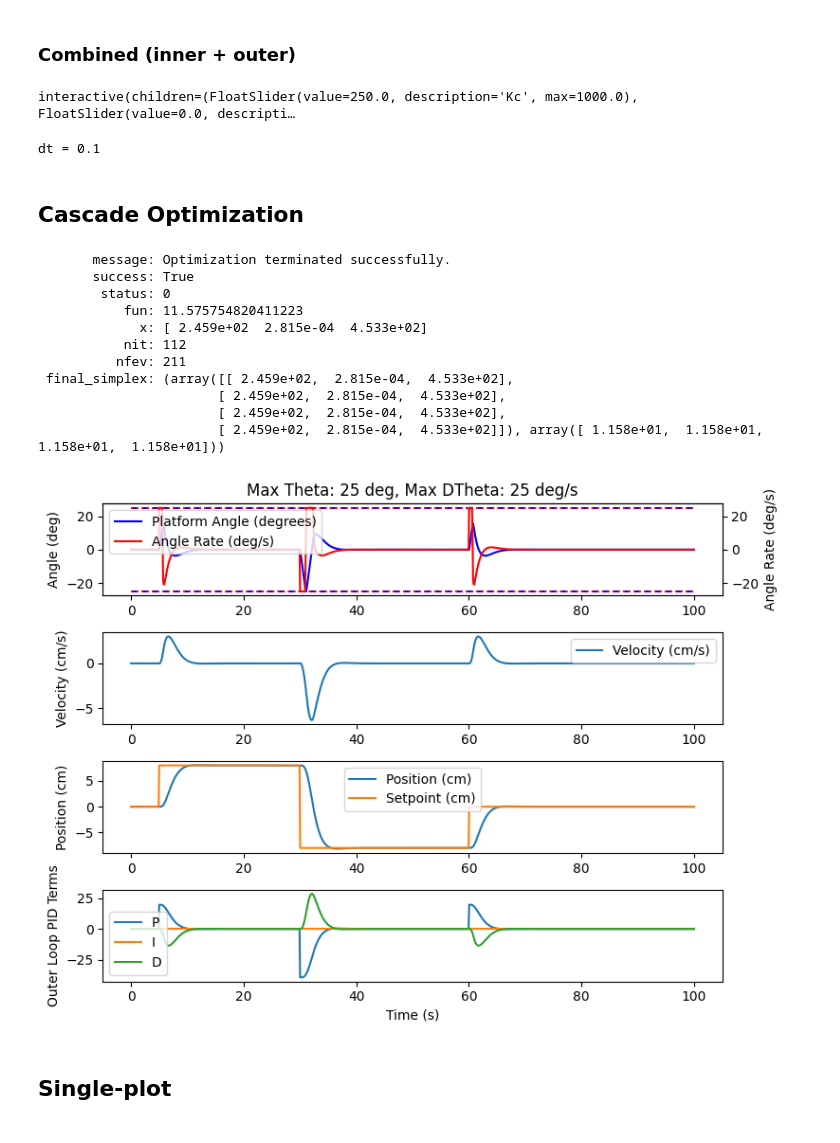
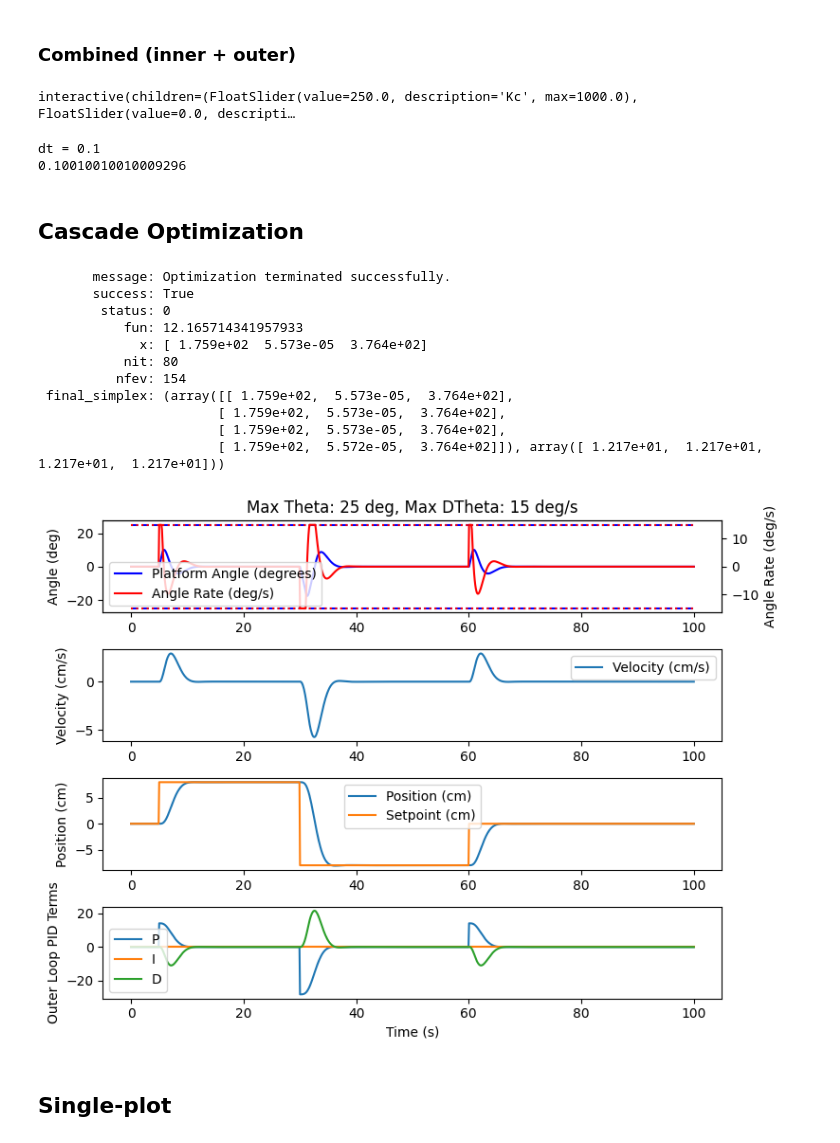
Before and after one commit to jwp91/PC_project, a Jupyter notebook: Software/Simulation.ipynb, the cells around one changed output. Cells and saved outputs as stored; diff of their text form; code cells hidden in the pictures.

```diff
--- a/Software/Simulation.ipynb
+++ b/Software/Simulation.ipynb
@@ -435,6 +435,7 @@ def lever(state, t):
     return dThetaVal, 0
 
 # Ball differential equation
+m=15/1000
 def ball(state, t, thetaVal):
     x, dx = state
     return dx, m*g*np.sin(thetaVal) - b*dx/m
@@ -496,7 +497,7 @@ def simulate(KcIn, KIIn, KDIn):
 # Create interactive sliders
 interact(simulate, KcIn=widgets.FloatSlider(value=10, min=0.0, max=100.0, step=0.1),
          KIIn=widgets.FloatSlider(value=0.0, min=0.0, max=50.0, step=0.1),
-         KDIn=widgets.FloatSlider(value=0, min=0.0, max=10.0, step=0.01))
+         KDIn=widgets.FloatSlider(value=0, min=0.0, max=100.0, step=0.01))
 # Manually optimized: 10, 0, 0
 # %% [output]
 interactive(children=(FloatSlider(value=10.0, description='KcIn'), FloatSlider(value=0.0, description='KIIn', …
@@ -531,6 +532,7 @@ def lever(state, t):
 
 # Ball differential equation
 m = 15/1000
+maxDTheta = 15
 def ball(state, t, thetaVal):
     x, dx = state
     return dx, m*g*np.sin(thetaVal) - b*dx/m
@@ -540,7 +542,7 @@ def simulate(Kc, KI, KD):
     # Outer: position error -> angle setpoint
     pidOuter = pc.PID(Kc, KI, KD, dt=times[1]-times[0], outputLimits=[-maxTheta, maxTheta])
     # innter: angle error -> motor speed
-    pidInner = pc.PID(10.0, 0.0, 0.0, dt=times[1]-times[0], outputLimits=[-maxDTheta, maxDTheta])
+    pidInner = pc.PID(2.5, 0.0, 0.0, dt=times[1]-times[0], outputLimits=[-maxDTheta, maxDTheta])
 
     # Reset process variables
     theta[:] = 0
@@ -609,12 +611,15 @@ def simulate(Kc, KI, KD):
 # Create interactive sliders
 interact(simulate, Kc=widgets.FloatSlider(value=250, min=0.0, max=1000.0, step=0.1),
          KI=widgets.FloatSlider(value=0.0, min=0.0, max=100.0, step=0.1),
-         KD=widgets.FloatSlider(value=450, min=0.0, max=10000.0, step=0.01))
+         KD=widgets.FloatSlider(value=450, min=0.0, max=1000.0, step=0.01))
 print(f"dt = {times[-1]-times[-2]:.3g}")
 # Optimized values:   250, 0,  450
+# 180, 0, 380
+print(times[-1]-times[-2])
 # %% [output]
 interactive(children=(FloatSlider(value=250.0, description='Kc', max=1000.0), FloatSlider(value=0.0, descripti…
 dt = 0.1
+0.10010010010009296
 # %% [markdown]
 ## Cascade Optimization
 # %%
@@ -654,7 +659,7 @@ def simulate(Kc, KI, KD):
     # Outer: position error -> angle setpoint
     pidOuter = pc.PID(Kc, KI, KD, dt=times[1]-times[0], outputLimits=[-maxTheta, maxTheta])
     # innter: angle error -> motor speed
-    pidInner = pc.PID(10.0, 0.0, 0.0, dt=times[1]-times[0], outputLimits=[-maxDTheta, maxDTheta])
+    pidInner = pc.PID(2.5, 0.0, 0.0, dt=times[1]-times[0], outputLimits=[-maxDTheta, maxDTheta])
 
     # Reset process variables
     theta[:] = 0
@@ -685,7 +690,7 @@ if input("Run optimization? (y/n): ") == 'y':
         return np.sum(np.abs(SP - pos)) + np.sum(np.abs(theta))/250
 
     # Optimize parameters
-    result = minimize(optimize, [500, 0, 700], method='Nelder-Mead')
+    result = minimize(optimize, [150, 0, 450], method='Nelder-Mead')
     print(result)
     Kc, KI, KD = result.x
 
@@ -706,43 +711,44 @@ ax = plt.gca().twinx()
 line2, = ax.plot(times, dTheta, label ='Angle Rate (deg/s)', color='r')
 ax.plot([times[0], times[-1]], [maxDTheta, maxDTheta], 'r:')
 ax.plot([times[0], times[-1]], [-maxDTheta, -maxDTheta], 'r:')
 plt.ylabel("Angle Rate (deg/s)")
 lines = [line1, line2]
 labels = [line.get_label() for line in lines]
 ax.legend(lines, labels)
 plt.subplot(4, 1, 2)
 plt.plot(times, vel*100, label='Velocity (cm/s)')
 plt.ylabel('Velocity (cm/s)')
 plt.legend()
 plt.subplot(4, 1, 3)
 plt.plot(times, pos*100, label='Position (cm)')
 plt.plot(times, SP*100, label='Setpoint (cm)')
 plt.ylabel('Position (cm)')
 plt.legend()
 plt.subplot(4, 1, 4)
 plt.plot(times, PsOut, label='P')
 plt.plot(times, IsOut, label='I')
 plt.plot(times, DsOut, label='D')
 plt.ylabel('Outer Loop PID Terms')
 plt.xlabel('Time (s)')
 plt.legend()
 plt.tight_layout()
 plt.show();
 
-# Optimized parameters: 250, 0, 450
+# Optimized parameters for KcIn = 10  and maxDTheta = 25: 250, 0, 450
+# Optimized parameters for KcIn = 2.5 and maxDTheta = 15:
 # %% [output]
        message: Optimization terminated successfully.
        success: True
         status: 0
-           fun: 11.575754820411223
-             x: [ 2.459e+02  2.815e-04  4.533e+02]
-           nit: 112
-          nfev: 211
- final_simplex: (array([[ 2.459e+02,  2.815e-04,  4.533e+02],
-                       [ 2.459e+02,  2.815e-04,  4.533e+02],
-                       [ 2.459e+02,  2.815e-04,  4.533e+02],
-                       [ 2.459e+02,  2.815e-04,  4.533e+02]]), array([ 1.158e+01,  1.158e+01,  1.158e+01,  1.158e+01]))
+           fun: 12.165714341957933
+             x: [ 1.759e+02  5.573e-05  3.764e+02]
+           nit: 80
+          nfev: 154
+ final_simplex: (array([[ 1.759e+02,  5.573e-05,  3.764e+02],
+                       [ 1.759e+02,  5.573e-05,  3.764e+02],
+                       [ 1.759e+02,  5.573e-05,  3.764e+02],
+                       [ 1.759e+02,  5.572e-05,  3.764e+02]]), array([ 1.217e+01,  1.217e+01,  1.217e+01,  1.217e+01]))
-[figure, old version]
+[figure, new version]
 # %% [markdown]
 ## Single-plot
 # %%
```
Also changed, not shown: 3 other files.
